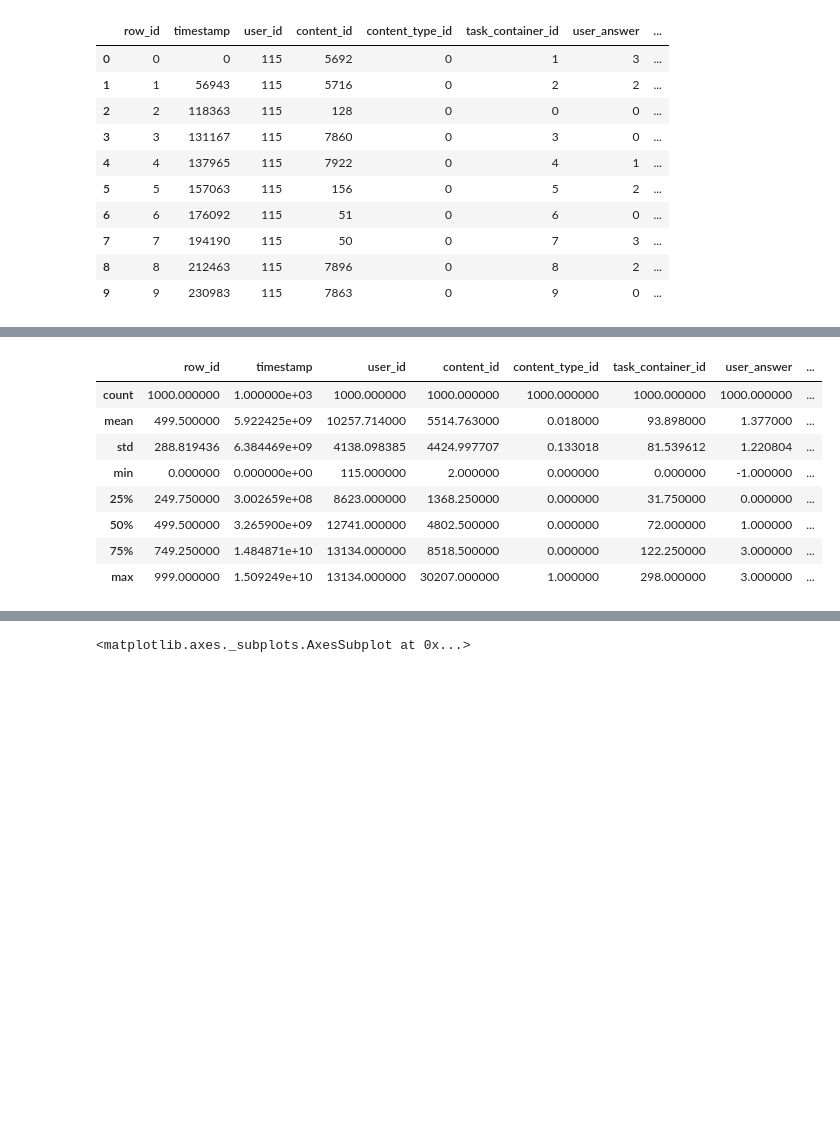
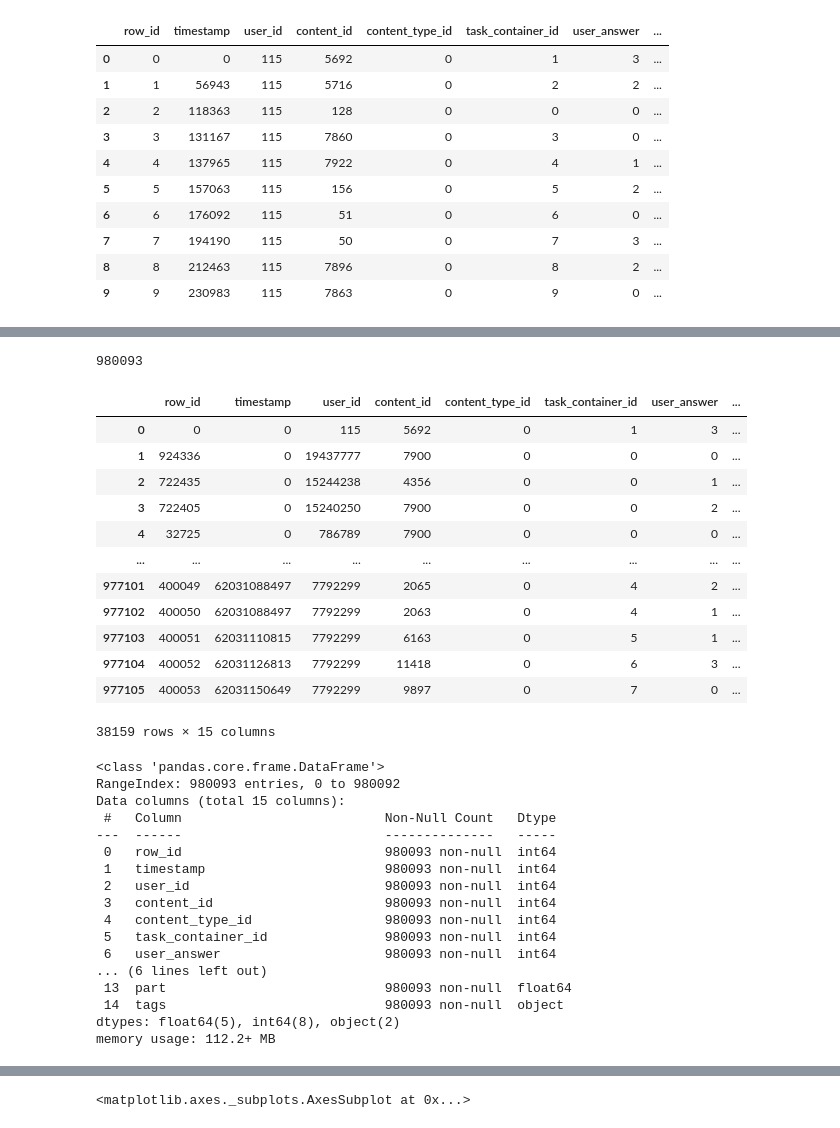
Before and after one commit to SuHe36/Notes, a Jupyter notebook: jupyter/pytorch/EDA/EDA.ipynb, the cells around one changed output, grey strips where cells are left out. Cells and saved outputs as stored; diff of their text form; code cells hidden in the pictures; blank space fills up the shorter version.

```diff
--- a/jupyter/pytorch/EDA/EDA.ipynb
+++ b/jupyter/pytorch/EDA/EDA.ipynb
@@ -143,2 +124,6 @@ prior_question_had_explanation    0 non-null object
 dtypes: float64(1), int64(8), object(1)
 memory usage: 78.2+ KB
+# %%
+train_df = train_df[train_df.content_type_id==False]
+train_df = train_df.sort_values(['timestamp'], ascending=True).reset_index(drop=True)
+train_df.head(10)
@@ -145,12 +142,42 @@ memory usage: 78.2+ KB
+# %%
+len(train_df)
+# %% [output]
+980093
+# %%
+result_user = train_df.groupby(['user_id'])
+# %%
+result_user.head(10)
+# %% [output]
+|  | row_id | timestamp | user_id | content_id | content_type_id | task_container_id | user_answer | ... |
+| 0 | 0 | 0 | 115 | 5692 | 0 | 1 | 3 | ... |
+| 1 | 924336 | 0 | 19437777 | 7900 | 0 | 0 | 0 | ... |
+| 2 | 722435 | 0 | 15244238 | 4356 | 0 | 0 | 1 | ... |
+| 3 | 722405 | 0 | 15240250 | 7900 | 0 | 0 | 2 | ... |
+| 4 | 32725 | 0 | 786789 | 7900 | 0 | 0 | 0 | ... |
+| ... | ... | ... | ... | ... | ... | ... | ... | ... |
+| 977101 | 400049 | 62031088497 | 7792299 | 2065 | 0 | 4 | 2 | ... |
+| 977102 | 400050 | 62031088497 | 7792299 | 2063 | 0 | 4 | 1 | ... |
+| 977103 | 400051 | 62031110815 | 7792299 | 6163 | 0 | 5 | 1 | ... |
+| 977104 | 400052 | 62031126813 | 7792299 | 11418 | 0 | 6 | 3 | ... |
+| 977105 | 400053 | 62031150649 | 7792299 | 9897 | 0 | 7 | 0 | ... |
+38159 rows × 15 columns
 # %%
-train_df.describe()
+train_df.info()
 # %% [output]
-|  | row_id | timestamp | user_id | content_id | content_type_id | task_container_id | user_answer | ... |
-| count | 1000.000000 | 1.000000e+03 | 1000.000000 | 1000.000000 | 1000.000000 | 1000.000000 | 1000.000000 | ... |
-| mean | 499.500000 | 5.922425e+09 | 10257.714000 | 5514.763000 | 0.018000 | 93.898000 | 1.377000 | ... |
-| std | 288.819436 | 6.384469e+09 | 4138.098385 | 4424.997707 | 0.133018 | 81.539612 | 1.220804 | ... |
-| min | 0.000000 | 0.000000e+00 | 115.000000 | 2.000000 | 0.000000 | 0.000000 | -1.000000 | ... |
-| 25% | 249.750000 | 3.002659e+08 | 8623.000000 | 1368.250000 | 0.000000 | 31.750000 | 0.000000 | ... |
-| 50% | 499.500000 | 3.265900e+09 | 12741.000000 | 4802.500000 | 0.000000 | 72.000000 | 1.000000 | ... |
-| 75% | 749.250000 | 1.484871e+10 | 13134.000000 | 8518.500000 | 0.000000 | 122.250000 | 3.000000 | ... |
-| max | 999.000000 | 1.509249e+10 | 13134.000000 | 30207.000000 | 1.000000 | 298.000000 | 3.000000 | ... |
+<class 'pandas.core.frame.DataFrame'>
+RangeIndex: 980093 entries, 0 to 980092
+Data columns (total 15 columns):
+ #   Column                          Non-Null Count   Dtype
+---  ------                          --------------   -----
+ 0   row_id                          980093 non-null  int64
+ 1   timestamp                       980093 non-null  int64
+ 2   user_id                         980093 non-null  int64
+ 3   content_id                      980093 non-null  int64
+ 4   content_type_id                 980093 non-null  int64
+ 5   task_container_id               980093 non-null  int64
+ 6   user_answer                     980093 non-null  int64
+... (6 lines left out)
+ 13  part                            980093 non-null  float64
+ 14  tags                            980093 non-null  object
+dtypes: float64(5), int64(8), object(2)
+memory usage: 112.2+ MB
```
Also changed, not shown: parts of 25 cells of this notebook, 11 other files.
